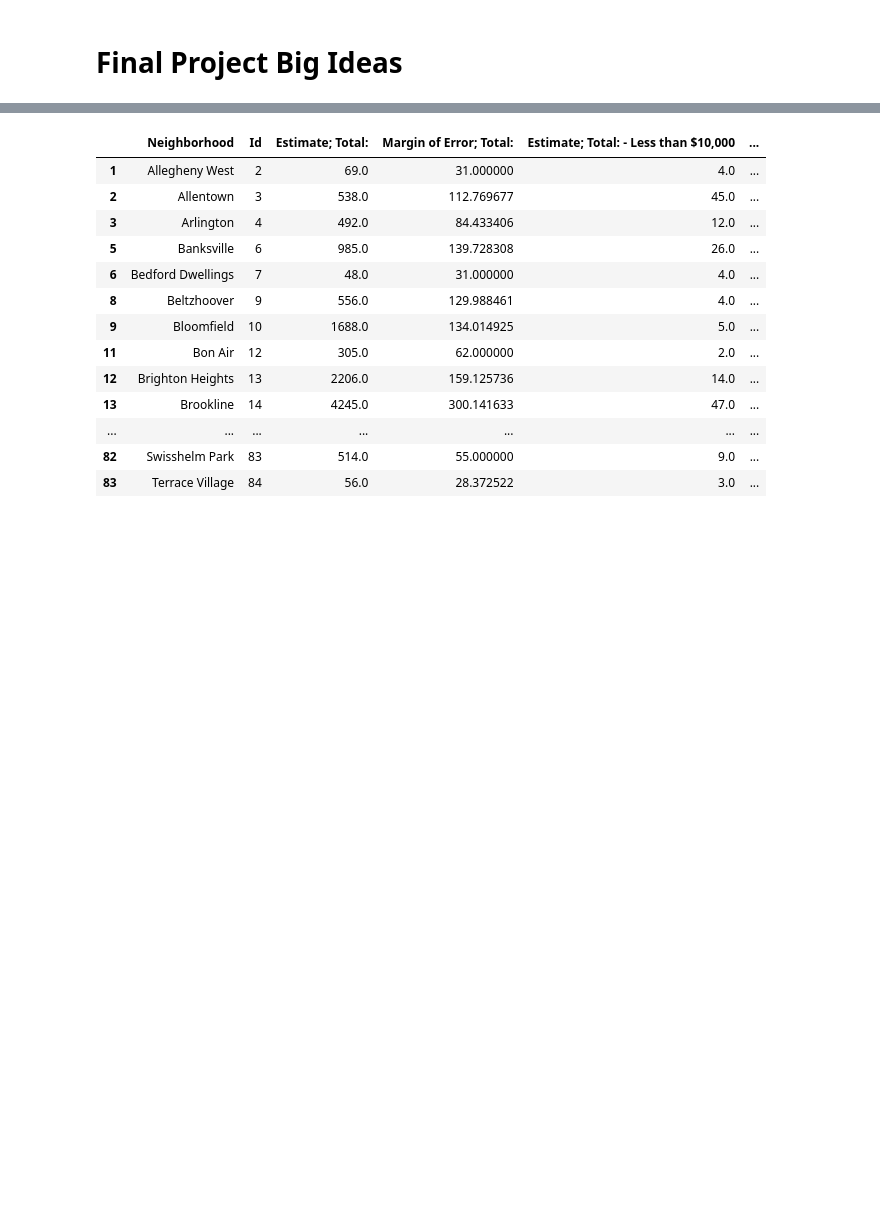
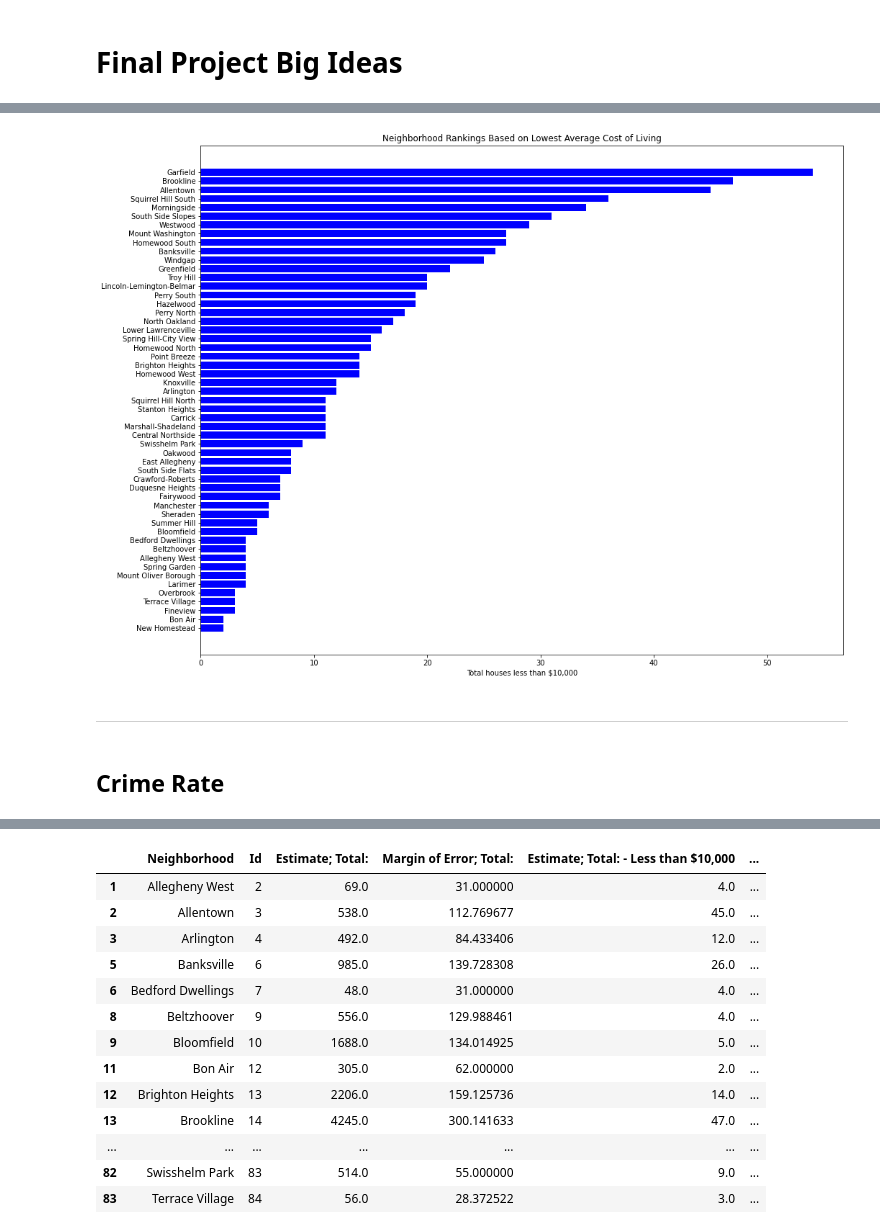
Before and after one commit to Griecok/Homeless-neighborhood, a Jupyter notebook: Homeless.ipynb, the cells around one changed output, grey strips where cells are left out. Saved outputs shown, nothing was run; the diff lists cells and outputs as text; code cells hidden in the pictures; blank space fills up the shorter version.

```diff
--- a/Homeless.ipynb
+++ b/Homeless.ipynb
@@ -54,0 +25,6 @@ print(ranked_df[['neighborhood', 'average_crime_rate']])
+# %%
+url = "https://data.wprdc.org/dataset/5b18c198-474c-4723-b735-cc5220ad43cc/resource/13982f58-e618-400c-8f69-6a32dbd7c68f/download/value.csv"
+df = pd.read_csv(url)
+newDf = df[df['Estimate; Total: - Less than $10,000'] > 0]
+decendingDf = newDf.sort_values(by='Estimate; Total: - Less than $10,000', ascending=False)
+decendingDf[['Neighborhood', 'Estimate; Total:', 'Estimate; Total: - Less than $10,000', 'Margin of Error; Total: - Less than $10,000']].head(25)
@@ -54,0 +49,13 @@ print(ranked_df[['neighborhood', 'average_crime_rate']])
+# %%
+plt.figure(figsize=(16, 13))
+plt.barh(decendingDf['Neighborhood'], decendingDf['Estimate; Total: - Less than $10,000'], color='blue')
+plt.xlabel('Total houses less than $10,000')
+plt.title('Neighborhood Rankings Based on Lowest Average Cost of Living')
+plt.gca().invert_yaxis()  # Invert y-axis to display the highest values at the top
+plt.show()
+# %% [output]
+[figure, added]
+# %% [markdown]
+----
+# %% [markdown]
+## **Crime Rate**
```
Also changed, not shown: parts of 14 cells of this notebook.
